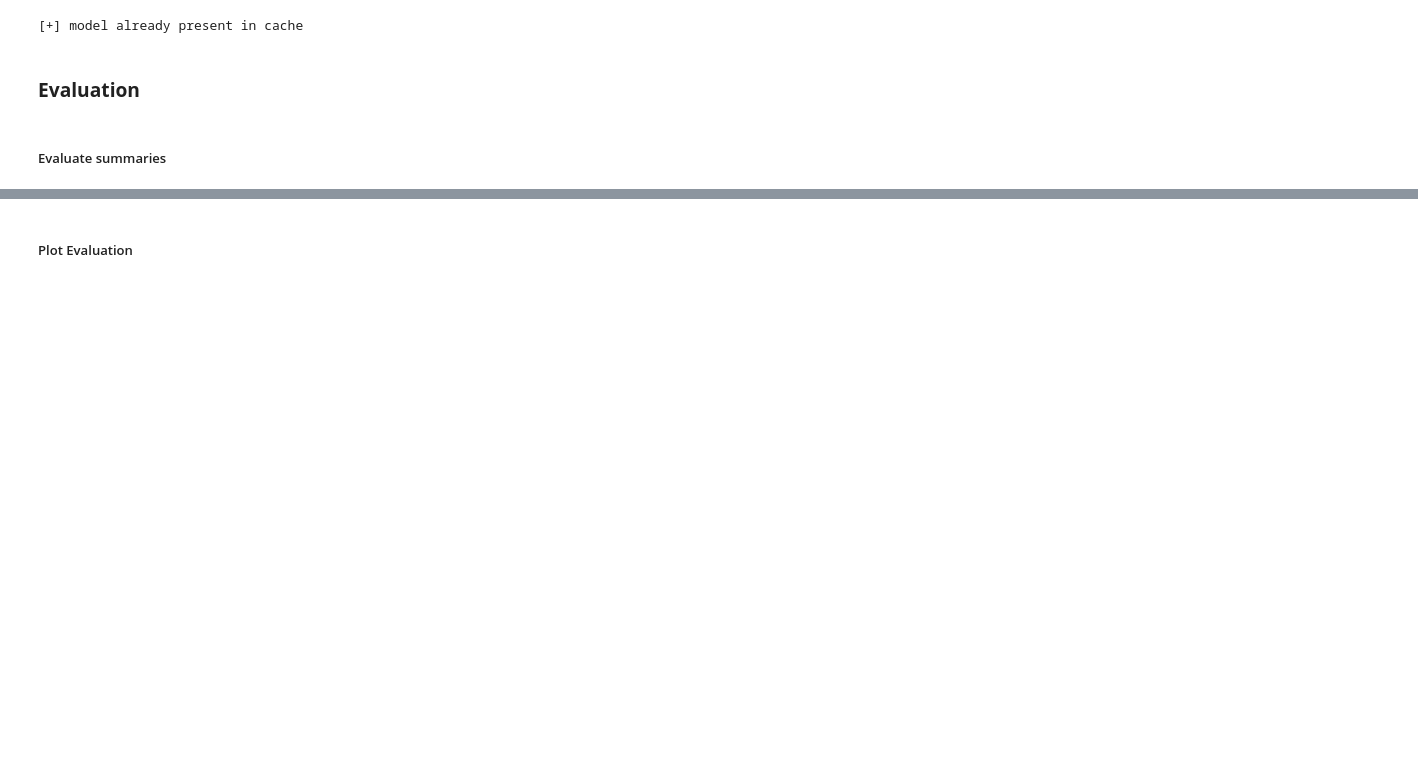
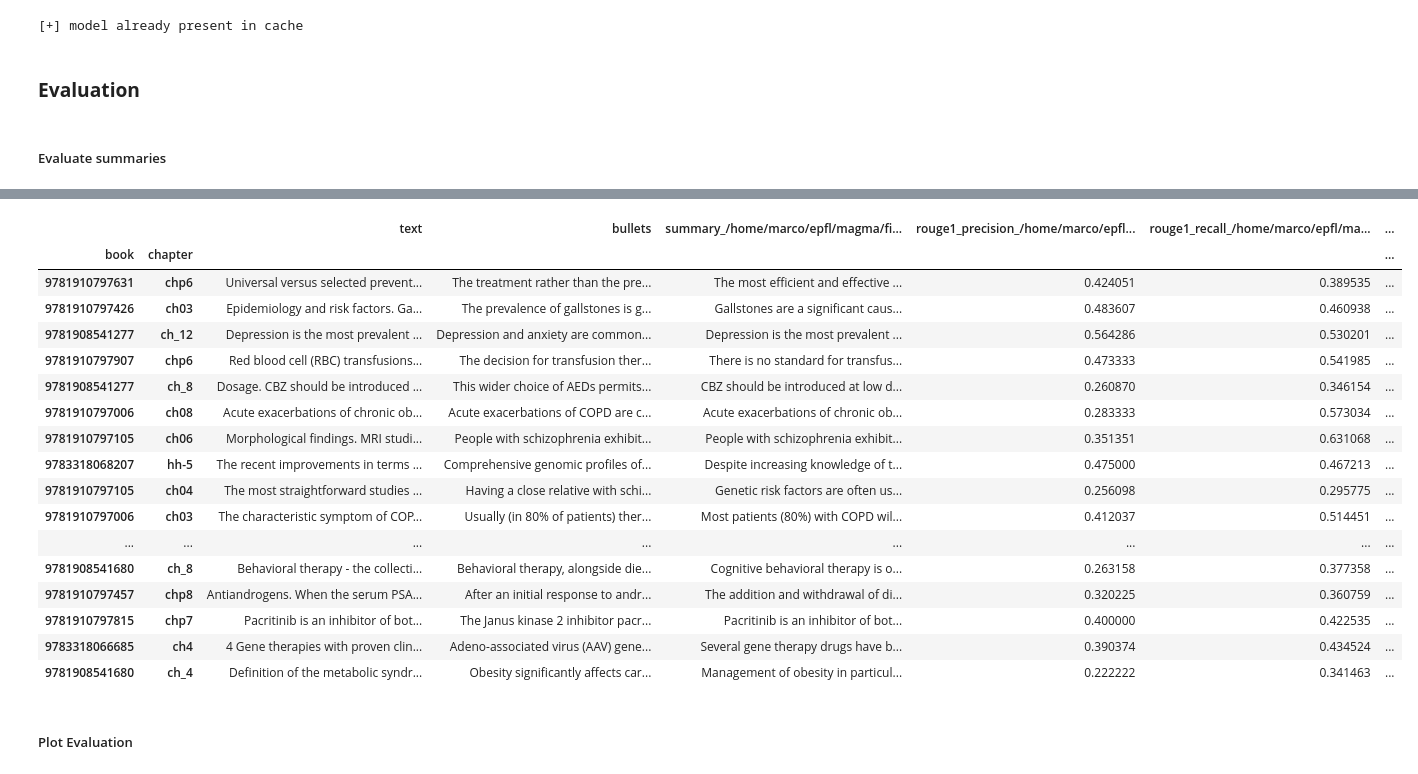
Before and after one commit to marcoabrate/transformers_magma_learning, a Jupyter notebook: summarization/assign_bullets_para.ipynb, the cells around one changed output, grey strips where cells are left out. Drawn from its saved outputs; the diff is of its cells as text; code cells hidden in the pictures; blank space fills up the shorter version.

```diff
--- a/summarization/assign_bullets_para.ipynb
+++ b/summarization/assign_bullets_para.ipynb
@@ -395,5 +373,24 @@ df_test = evaluate_model(df_test, 'sshleifer/distilbart-cnn-12-6')
 # %%
-df_test = evaluate_model(df_test, drive_dir+'fine-tuning/sshleifer?distilbart-cnn-12-6_karger_books_para_train')
+evaluate_model(df_test, magma_dir+'fine-tuning/sshleifer?distilbart-cnn-12-6_karger_books_para_train')
+# %% [output]
+|  |  | text | bullets | summary_/home/marco/epfl/magma/fi... | rouge1_precision_/home/marco/epfl... | rouge1_recall_/home/marco/epfl/ma... | ... |
+| book | chapter |  |  |  |  |  | ... |
+| 9781910797631 | chp6 | Universal versus selected prevent... | The treatment rather than the pre... | The most efficient and effective ... | 0.424051 | 0.389535 | ... |
+| 9781910797426 | ch03 | Epidemiology and risk factors. Ga... | The prevalence of gallstones is g... | Gallstones are a significant caus... | 0.483607 | 0.460938 | ... |
+| 9781908541277 | ch_12 | Depression is the most prevalent ... | Depression and anxiety are common... | Depression is the most prevalent ... | 0.564286 | 0.530201 | ... |
+| 9781910797907 | chp6 | Red blood cell (RBC) transfusions... | The decision for transfusion ther... | There is no standard for transfus... | 0.473333 | 0.541985 | ... |
+| 9781908541277 | ch_8 | Dosage. CBZ should be introduced ... | This wider choice of AEDs permits... | CBZ should be introduced at low d... | 0.260870 | 0.346154 | ... |
+| 9781910797006 | ch08 | Acute exacerbations of chronic ob... | Acute exacerbations of COPD are c... | Acute exacerbations of chronic ob... | 0.283333 | 0.573034 | ... |
+| 9781910797105 | ch06 | Morphological findings. MRI studi... | People with schizophrenia exhibit... | People with schizophrenia exhibit... | 0.351351 | 0.631068 | ... |
+| 9783318068207 | hh-5 | The recent improvements in terms ... | Comprehensive genomic profiles of... | Despite increasing knowledge of t... | 0.475000 | 0.467213 | ... |
+| 9781910797105 | ch04 | The most straightforward studies ... | Having a close relative with schi... | Genetic risk factors are often us... | 0.256098 | 0.295775 | ... |
+| 9781910797006 | ch03 | The characteristic symptom of COP... | Usually (in 80% of patients) ther... | Most patients (80%) with COPD wil... | 0.412037 | 0.514451 | ... |
+| ... | ... | ... | ... | ... | ... | ... | ... |
+| 9781908541680 | ch_8 | Behavioral therapy - the collecti... | Behavioral therapy, alongside die... | Cognitive behavioral therapy is o... | 0.263158 | 0.377358 | ... |
+| 9781910797457 | chp8 | Antiandrogens. When the serum PSA... | After an initial response to andr... | The addition and withdrawal of di... | 0.320225 | 0.360759 | ... |
+| 9781910797815 | chp7 | Pacritinib is an inhibitor of bot... | The Janus kinase 2 inhibitor pacr... | Pacritinib is an inhibitor of bot... | 0.400000 | 0.422535 | ... |
+| 9783318066685 | ch4 | 4 Gene therapies with proven clin... | Adeno-associated virus (AAV) gene... | Several gene therapy drugs have b... | 0.390374 | 0.434524 | ... |
+| 9781908541680 | ch_4 | Definition of the metabolic syndr... | Obesity significantly affects car... | Management of obesity in particul... | 0.222222 | 0.341463 | ... |
 # %% [markdown]
 ##### Plot Evaluation
 # %%
```
Also changed, not shown: parts of 25 cells of this notebook, 16 other files.
